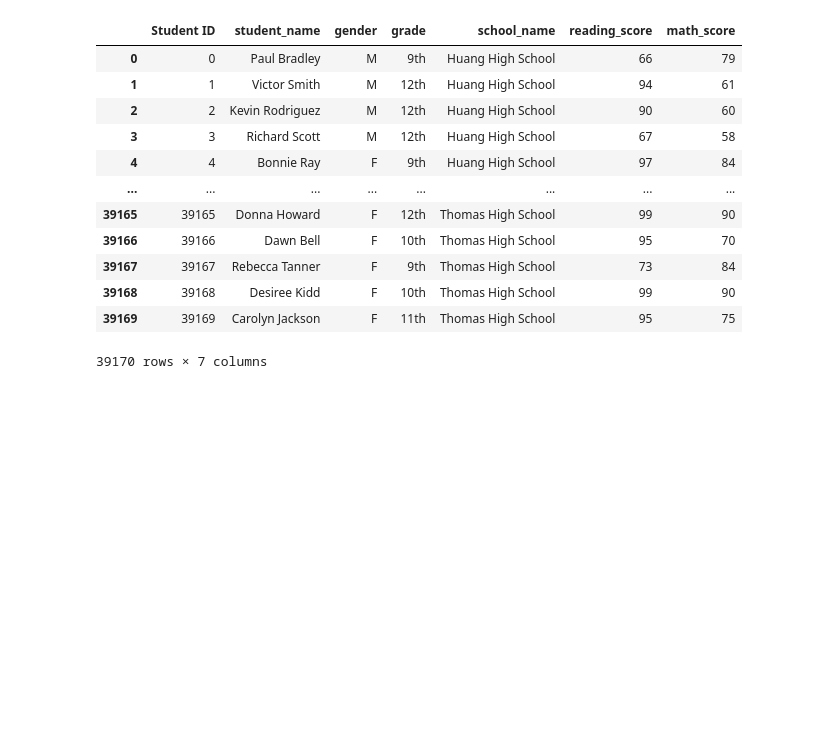
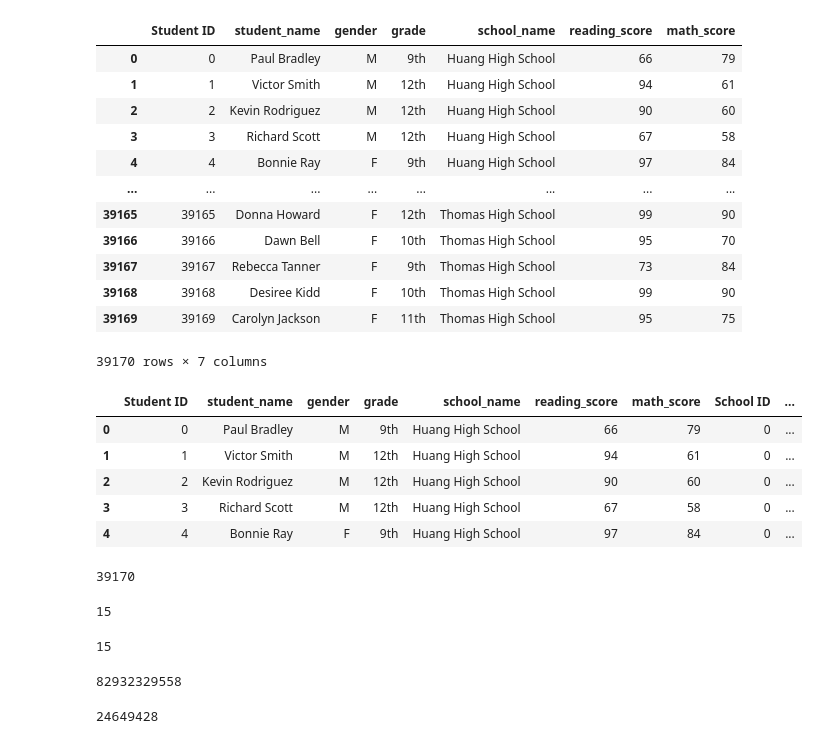
Before and after one commit to rajimuth/School_District_Analysis, a Jupyter notebook: PyCitySchools1.ipynb, the cells around one changed output. Drawn from its saved outputs; the diff is of its cells as text; code cells hidden in the pictures; blank space fills up the shorter version.

```diff
--- a/PyCitySchools1.ipynb
+++ b/PyCitySchools1.ipynb
@@ -186,3 +186,53 @@ student_data_df
 | 39168 | 39168 | Desiree Kidd | F | 10th | Thomas High School | 99 | 90 |
 | 39169 | 39169 | Carolyn Jackson | F | 11th | Thomas High School | 95 | 75 |
 39170 rows × 7 columns
+# %%
+# Combine the data into a single dataset.
+school_data_complete_df = pd.merge(student_data_df, school_data_df, on=["school_name", "school_name"])
+school_data_complete_df.head()
+# %% [output]
+|  | Student ID | student_name | gender | grade | school_name | reading_score | math_score | School ID | ... |
+| 0 | 0 | Paul Bradley | M | 9th | Huang High School | 66 | 79 | 0 | ... |
+| 1 | 1 | Victor Smith | M | 12th | Huang High School | 94 | 61 | 0 | ... |
+| 2 | 2 | Kevin Rodriguez | M | 12th | Huang High School | 90 | 60 | 0 | ... |
+| 3 | 3 | Richard Scott | M | 12th | Huang High School | 67 | 58 | 0 | ... |
+| 4 | 4 | Bonnie Ray | F | 9th | Huang High School | 97 | 84 | 0 | ... |
+# %%
+# Calculate total number of students
+#  each row is for a student
+# count stu_id column which will be equal to total students
+student_count = school_data_complete_df["Student ID"].count()
+student_count
+# %% [output]
+39170
+# %%
+# Calculate the total number of schools.
+#  data frame used is the unmerged (school_name)
+school_count = school_data_df["school_name"].count()
+school_count
+# %% [output]
+15
+# %%
+#  Calculate the total number of schools.
+#  data frame used is the merged (school_data_complete_df)
+# assigned it to a variable school
+# used unique ftn in combination with length
+schools = school_data_complete_df["school_name"].unique()
+len(schools)
+# %% [output]
+15
+# %%
+# Calculate total budget of schoolet
+# sum funtion
+Tot_budget = school_data_complete_df["budget"].sum()
+Tot_budget
+# Doing it in the merged dataframe sums up repetetive budget for each school
+#  so it does not work
+# %% [output]
+82932329558
+# %%
+# Calculate total budget of school with school_data_df
+total_budget = school_data_df["budget"].sum()
+total_budget
+# %% [output]
+24649428
```
Also changed, not shown: parts of 26 cells of this notebook.
